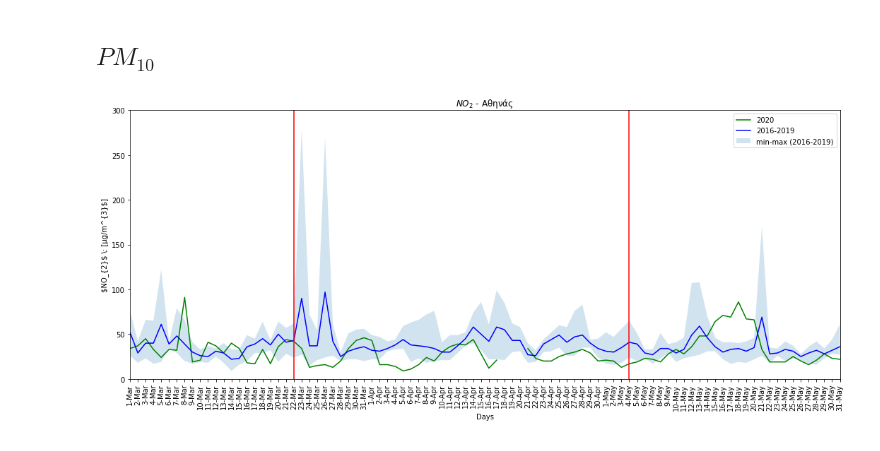
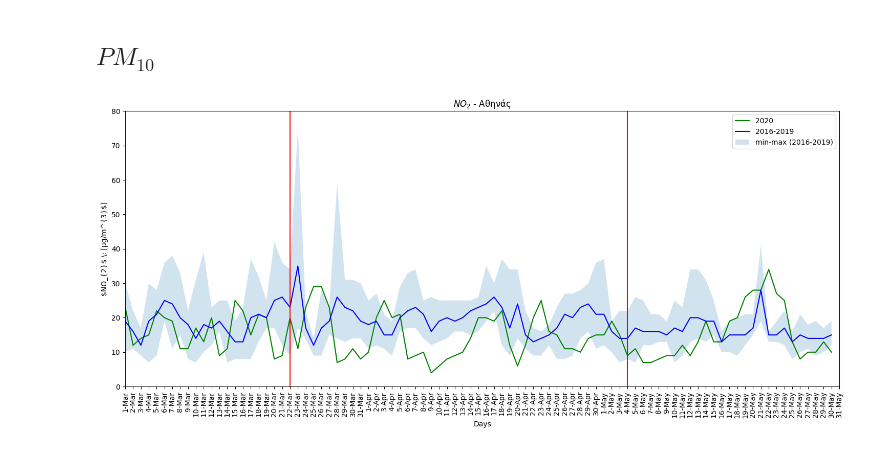
Before and after one commit to costpetrides/Air-pollution-COVID-19-impact, a Jupyter notebook: Lockdown 1/Aristotelous(UT).ipynb, the cells around one changed output. Cells and saved outputs as stored; diff of their text form; code cells hidden in the pictures.

```diff
--- a/Lockdown 1/Aristotelous(UT).ipynb
+++ b/Lockdown 1/Aristotelous(UT).ipynb
@@ -298,32 +298,28 @@ Percentage Difference Lockdown to Post-Lockdown = 8.61 %
 # %%
 plt.figure(figsize=(18,7))
 plt.title("$NO_{2}$ - Aθηνάς")
 
 plt.xlabel('Days')
 plt.ylabel('$NO_{2}$ \: [μg/m^{3}$]')
 
 plt.title("$NO_{2}$ - Aθηνάς")
 
-x=[]
-for i in df['PM2020']:
-  if i==0:
-    x+=[None]
-  else:
-    x+=[i]
 
-plt.plot(df['DAY'], x, 'g', label='2020')
-plt.plot(df['DAY'], df['PM10MEAN'], 'b', label='2016-2019')
-plt.fill_between(df['DAY'], df['PM10MIN'], df['PM10MAX'], alpha=0.2, label='min-max (2016-2019)')
+
+
+plt.plot(df['DAY'], df['PM252O'], 'g', label='2020')
+plt.plot(df['DAY'], df['PM25MEAN'], 'b', label='2016-2019')
+plt.fill_between(df['DAY'],df['PM25MIN'], df['PM25MAX'], alpha=0.2, label='min-max (2016-2019)')
 
 plt.legend()
 
 plt.xlim(df.loc[0]['DAY'] , df.loc[91]['DAY'])
-plt.ylim(0,300)
+plt.ylim(0,80)
 
 plt.axvline(x='4-May' ,color='r')
 plt.axvline(x='22-Mar' ,color='r')
 plt.xticks(rotation=90)
 
 plt.show()
 # %% [output]
-[figure, old version]
+[figure, new version]
```
Also changed, not shown: parts of 3 cells of this notebook.
